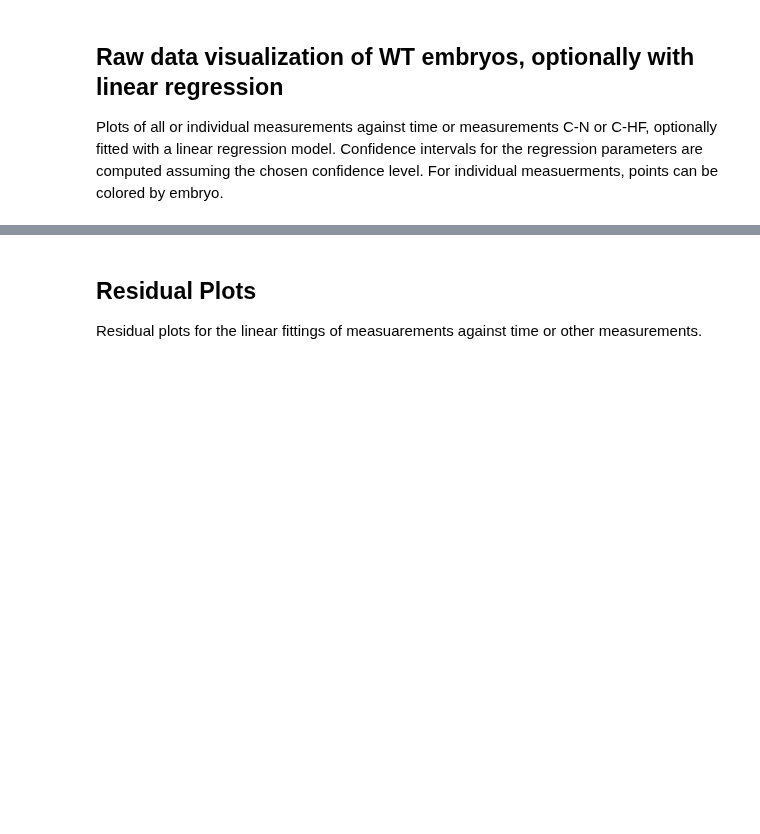
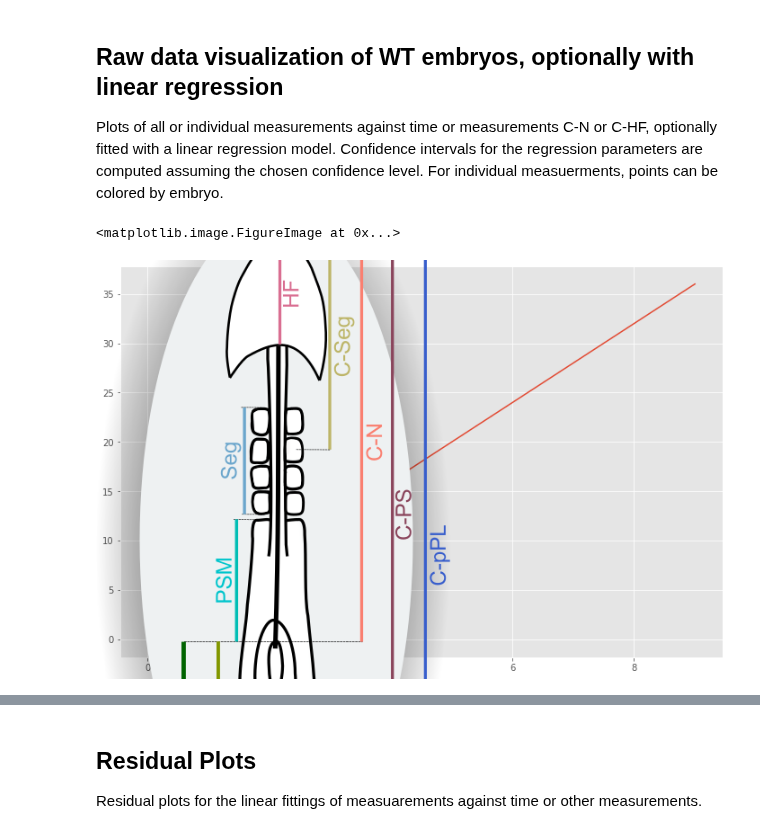
Before and after one commit to pjmartel/ChEEQ_tool, a Jupyter notebook: embryo_tool.ipynb, the cells around one changed output, grey strips where cells are left out. Cells and saved outputs as stored; diff of their text form; code cells hidden in the pictures; blank space fills up the shorter version.

```diff
--- a/embryo_tool.ipynb
+++ b/embryo_tool.ipynb
@@ -255,3 +267,18 @@ Experiments_ObservationsOverTim: After cleaning, the new data frame size is (30,
 # %% [markdown]
 ##  Raw data visualization of WT embryos, optionally with linear regression
 Plots of all or individual measurements against time or measurements C-N or C-HF, optionally fitted with a linear regression model. Confidence intervals for the regression parameters are computed assuming the chosen confidence level. For individual measuerments, points can be colored by embryo.
+# %%
+from PIL import Image
+import urllib.request
+
+import numpy as np
+im = Image.open('measurements.png')
+height = im.size[1]
+im = np.array(im).astype(np.float) / 255
+fig = plt.figure()
+fig.set_size_inches(12,8)
+plt.plot(np.arange(10), 4 * np.arange(10))
+fig.figimage(im, 0, fig.bbox.ymax - height)
+# %% [output]
+<matplotlib.image.FigureImage at 0x...>
+[figure, added]
```
Also changed, not shown: parts of 8 cells of this notebook.
